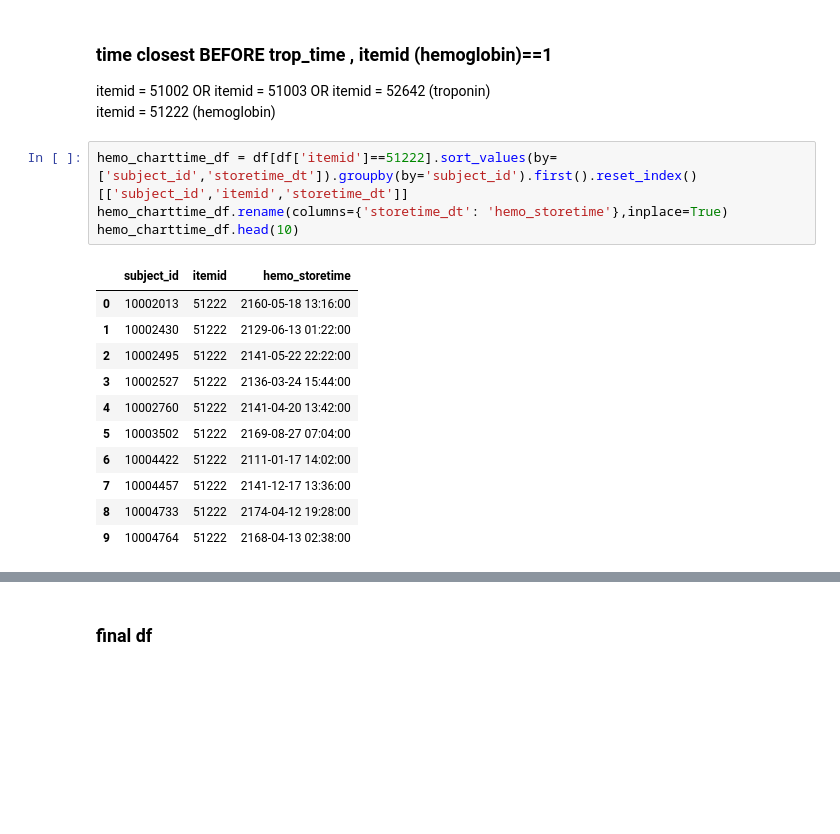
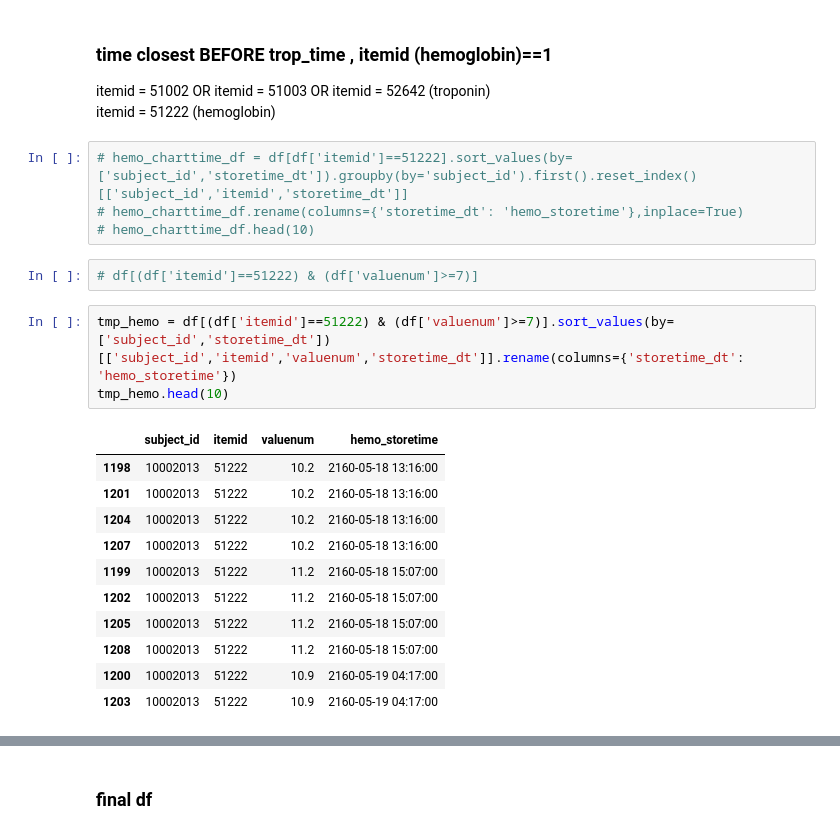
Before and after one commit to doscsy12/shade_22, a Jupyter notebook: datathon22_EDA_sy.ipynb, the cells around one changed output, grey strips where cells are left out. Cells and saved outputs as stored; diff of their text form; blank space fills up the shorter version.

```diff
--- a/datathon22_EDA_sy.ipynb
+++ b/datathon22_EDA_sy.ipynb
@@ -691,18 +691,23 @@ trop_inc_starttime
 itemid = 51002 OR itemid = 51003 OR itemid = 52642 (troponin)
 <br> itemid = 51222 (hemoglobin)
 # %%
-hemo_charttime_df = df[df['itemid']==51222].sort_values(by=['subject_id','storetime_dt']).groupby(by='subject_id').first().reset_index()[['subject_id','itemid','storetime_dt']]
-hemo_charttime_df.rename(columns={'storetime_dt': 'hemo_storetime'},inplace=True)
-hemo_charttime_df.head(10)
+# hemo_charttime_df = df[df['itemid']==51222].sort_values(by=['subject_id','storetime_dt']).groupby(by='subject_id').first().reset_index()[['subject_id','itemid','storetime_dt']]
+# hemo_charttime_df.rename(columns={'storetime_dt': 'hemo_storetime'},inplace=True)
+# hemo_charttime_df.head(10)
-# %% [output]
-|  | subject_id | itemid | hemo_storetime |
-| 0 | 10002013 | 51222 | 2160-05-18 13:16:00 |
-| 1 | 10002430 | 51222 | 2129-06-13 01:22:00 |
-| 2 | 10002495 | 51222 | 2141-05-22 22:22:00 |
-| 3 | 10002527 | 51222 | 2136-03-24 15:44:00 |
-| 4 | 10002760 | 51222 | 2141-04-20 13:42:00 |
-| 5 | 10003502 | 51222 | 2169-08-27 07:04:00 |
-| 6 | 10004422 | 51222 | 2111-01-17 14:02:00 |
-| 7 | 10004457 | 51222 | 2141-12-17 13:36:00 |
-| 8 | 10004733 | 51222 | 2174-04-12 19:28:00 |
-| 9 | 10004764 | 51222 | 2168-04-13 02:38:00 |
+# %%
+# df[(df['itemid']==51222) & (df['valuenum']>=7)]
+# %%
+tmp_hemo = df[(df['itemid']==51222) & (df['valuenum']>=7)].sort_values(by=['subject_id','storetime_dt'])[['subject_id','itemid','valuenum','storetime_dt']].rename(columns={'storetime_dt': 'hemo_storetime'})
+tmp_hemo.head(10)
+# %% [output]
+|  | subject_id | itemid | valuenum | hemo_storetime |
+| 1198 | 10002013 | 51222 | 10.2 | 2160-05-18 13:16:00 |
+| 1201 | 10002013 | 51222 | 10.2 | 2160-05-18 13:16:00 |
+| 1204 | 10002013 | 51222 | 10.2 | 2160-05-18 13:16:00 |
+| 1207 | 10002013 | 51222 | 10.2 | 2160-05-18 13:16:00 |
+| 1199 | 10002013 | 51222 | 11.2 | 2160-05-18 15:07:00 |
+| 1202 | 10002013 | 51222 | 11.2 | 2160-05-18 15:07:00 |
+| 1205 | 10002013 | 51222 | 11.2 | 2160-05-18 15:07:00 |
+| 1208 | 10002013 | 51222 | 11.2 | 2160-05-18 15:07:00 |
+| 1200 | 10002013 | 51222 | 10.9 | 2160-05-19 04:17:00 |
+| 1203 | 10002013 | 51222 | 10.9 | 2160-05-19 04:17:00 |
```
Also changed, not shown: parts of 9 cells of this notebook.
